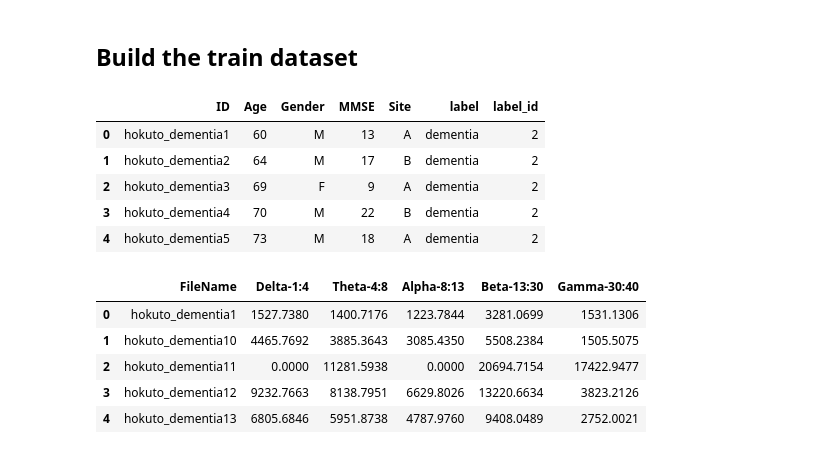
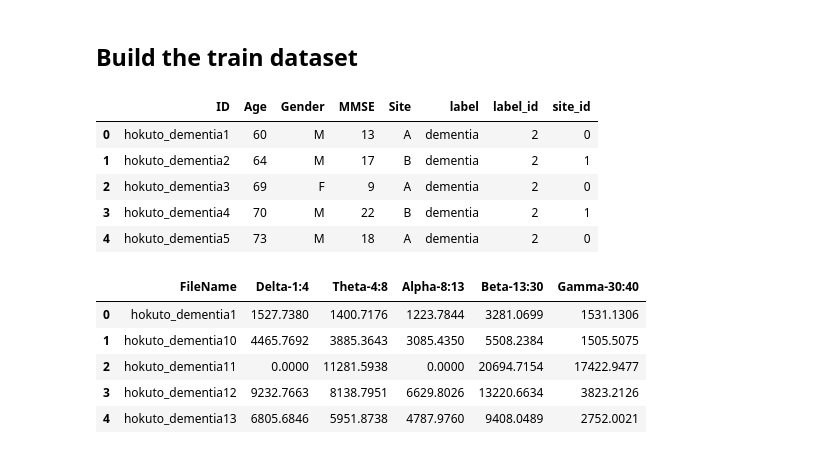
Before and after one commit to jugodfroy/Dementia_MEG_classification, a Jupyter notebook: pre_processing_and_viz/build_df.ipynb, the cells around one changed output. Drawn from its saved outputs; the diff is of its cells as text; code cells hidden in the pictures.

```diff
--- a/pre_processing_and_viz/build_df.ipynb
+++ b/pre_processing_and_viz/build_df.ipynb
@@ -10,31 +10,33 @@ import seaborn as sns
 # %%
 df_train_dementia = pd.read_excel(
     '../hokuto_profile.xlsx', sheet_name='dementia')
 df_train_dementia['label'] = 'dementia'
 
 df_train_mci = pd.read_excel('../hokuto_profile.xlsx', sheet_name='mci')
 df_train_mci['label'] = 'mci'
 
 df_train_control = pd.read_excel(
     '../hokuto_profile.xlsx', sheet_name='control')
 df_train_control['label'] = 'control'
 
 # union of the three dataframes
 df_train = pd.concat([df_train_dementia, df_train_mci, df_train_control])
 
 
 df_train['label_id'] = df_train['label'].map(
     {'dementia': 2, 'mci': 1, 'control': 0})
+df_train['site_id'] = df_train['Site'].map(
+    {'A': 0, 'B': 1})
 
 
 df_train.head()
 # %% [output]
-|  | ID | Age | Gender | MMSE | Site | label | label_id |
-| 0 | hokuto_dementia1 | 60 | M | 13 | A | dementia | 2 |
-| 1 | hokuto_dementia2 | 64 | M | 17 | B | dementia | 2 |
-| 2 | hokuto_dementia3 | 69 | F | 9 | A | dementia | 2 |
-| 3 | hokuto_dementia4 | 70 | M | 22 | B | dementia | 2 |
-| 4 | hokuto_dementia5 | 73 | M | 18 | A | dementia | 2 |
+|  | ID | Age | Gender | MMSE | Site | label | label_id | site_id |
+| 0 | hokuto_dementia1 | 60 | M | 13 | A | dementia | 2 | 0 |
+| 1 | hokuto_dementia2 | 64 | M | 17 | B | dementia | 2 | 1 |
+| 2 | hokuto_dementia3 | 69 | F | 9 | A | dementia | 2 | 0 |
+| 3 | hokuto_dementia4 | 70 | M | 22 | B | dementia | 2 | 1 |
+| 4 | hokuto_dementia5 | 73 | M | 18 | A | dementia | 2 | 0 |
 # %%
 df_features_test = pd.read_csv('extracted_features.csv')
 # remove file extension pour filename
```
Also changed, not shown: parts of 3 cells of this notebook, 4 other files.
